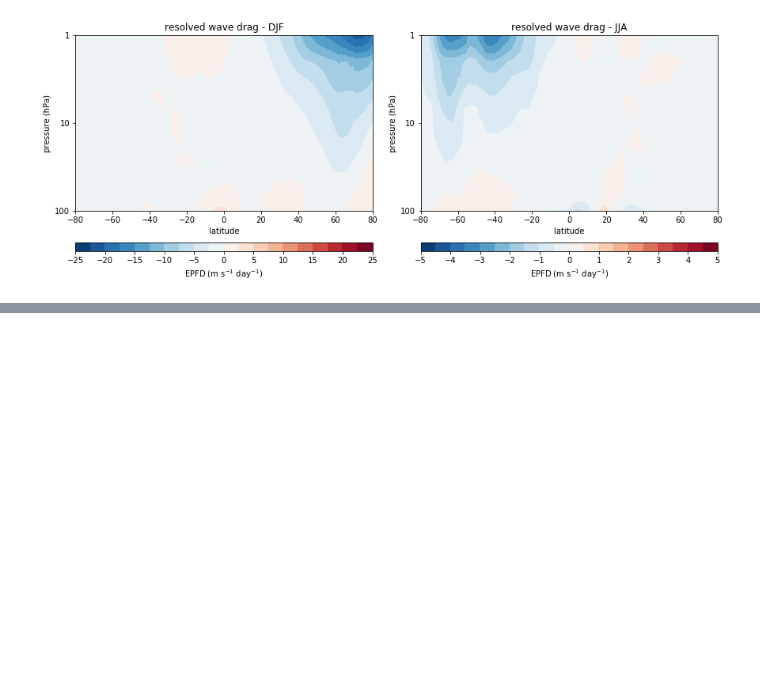
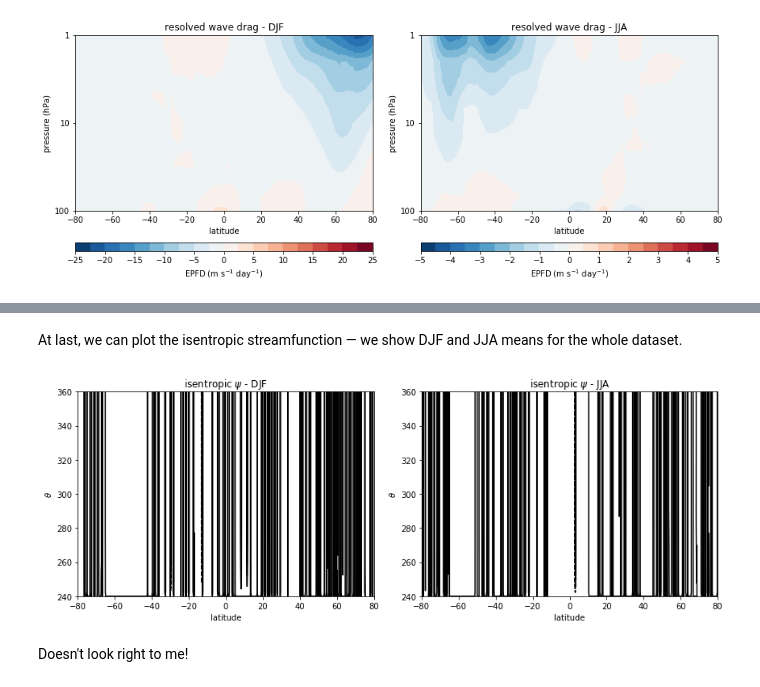
Before and after one commit to dsconnelly/brewson, a Jupyter notebook: analysis.ipynb, the cells around one changed output, grey strips where cells are left out. Cells and saved outputs as stored; diff of their text form; code cells hidden in the pictures; blank space fills up the shorter version.

Commit message:
added wrong plot of isentropic circulation

```diff
--- a/analysis.ipynb
+++ b/analysis.ipynb
@@ -254,0 +257,5 @@ The plots above look reasonable; there is a negative extremum in wave driving in
+# %%
+with xr.open_dataset('/glade/work/dconnell/brewson/iso.nc') as ds:
+    ds = ds.sel(latitude=slice(80, -80))
+    lat = (np.pi * ds['latitude'] / 180).assign_attrs(units='radians_north')
+    theta, M = ds['theta'], ds['M']
@@ -254,0 +266,30 @@ The plots above look reasonable; there is a negative extremum in wave driving in
+# %%
+dtheta = theta[1:] - theta[:-1].values
+areas = 0.5 * (M[..., :-1].values + M[..., 1:]) * dtheta
+
+psi_iso = (0 * M).rename('psi_iso')
+psi_iso[..., 1:] = areas.cumsum('theta')
+psi_iso = 2 * np.pi * a * np.cos(lat) * psi_iso
+# %% [markdown]
+At last, we can plot the isentropic streamfunction &mdash; we show DJF and JJA means for the whole dataset.
+# %%
+fig, axes = plt.subplots(ncols=2)
+fig.set_size_inches(12, 4.5)
+
+psi_iso_seasonal = psi_iso.groupby('time.season').mean('time')
+for season, ax in zip(seasons, axes):
+    data = psi_iso_seasonal.sel(season=season)
+    ax.contour(
+        data.latitude, data.theta, data.T,
+        levels=15, colors='k'
+    )
+
+    ax.set_xlabel('latitude')
+    ax.set_ylabel(r'$\theta$')
+    ax.set_title(f'isentropic $\psi$ - {season}')
+
+plt.tight_layout()
+# %% [output]
+[figure, added]
+# %% [markdown]
+Doesn't look right to me!
```
Also changed, not shown: parts of 2 cells of this notebook.
